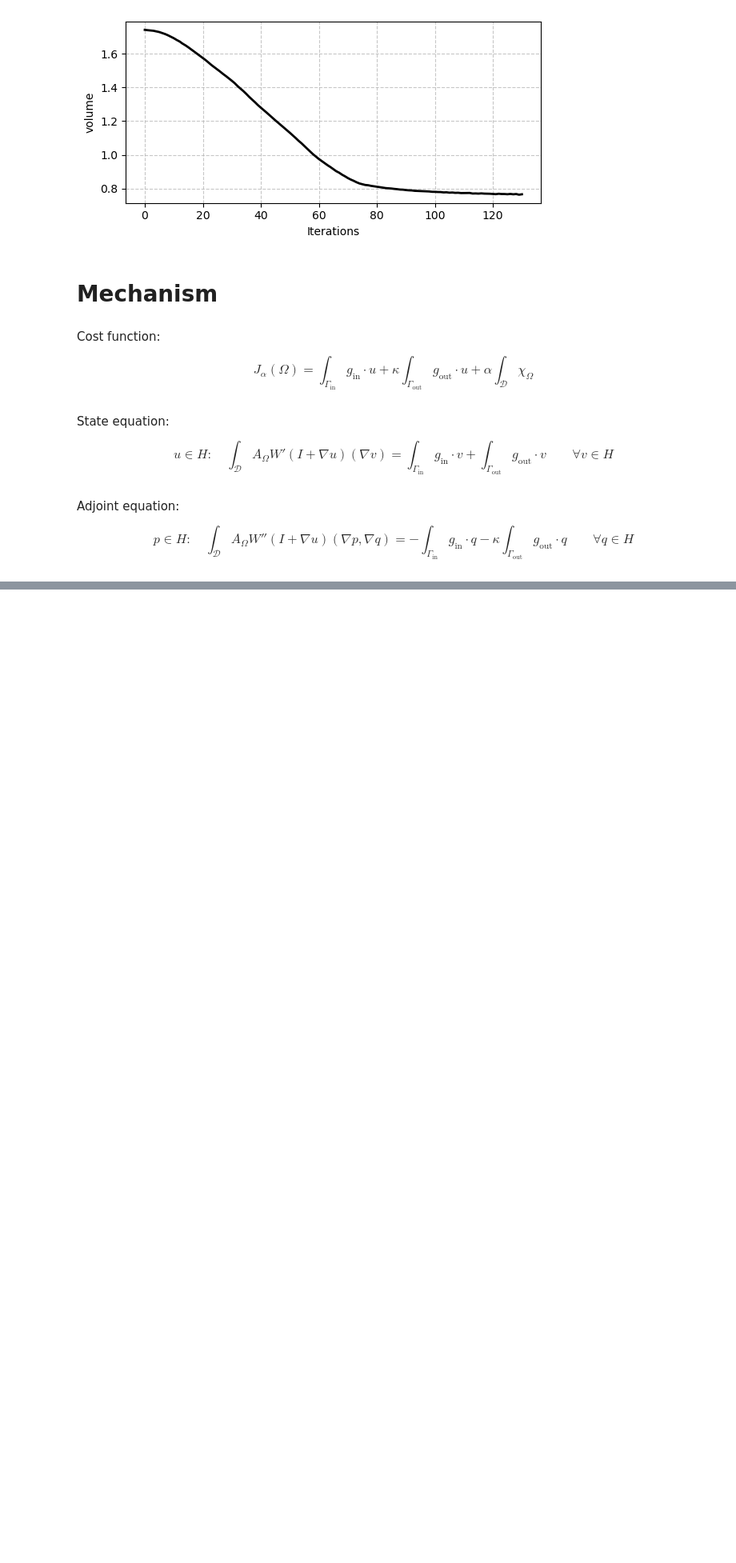
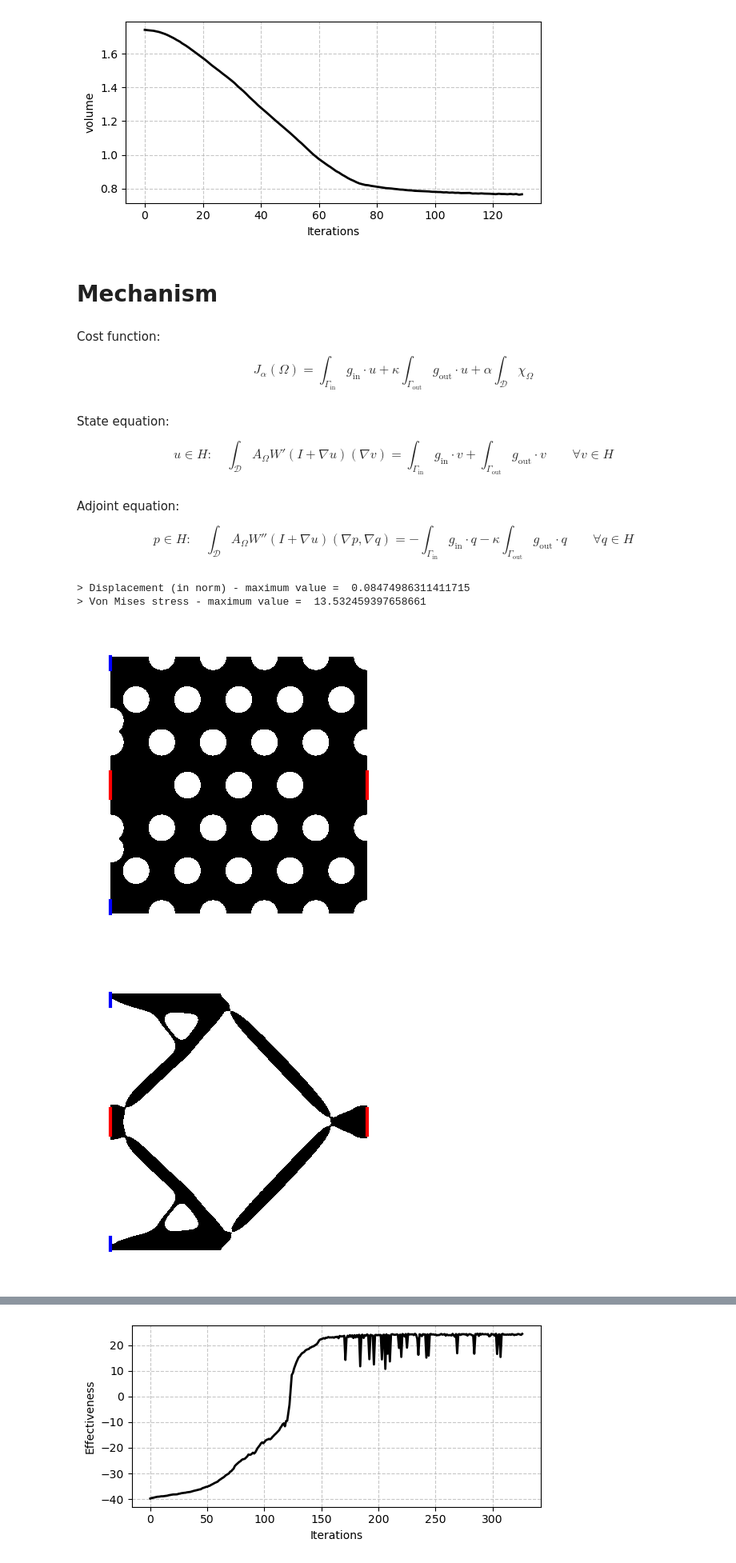
Before and after one commit to PhiFEM/phiFEM_FormOpt, a Jupyter notebook: code/Elasticity.ipynb, the cells around one changed output, grey strips where cells are left out. Shown at 80% size. Drawn from its saved outputs; the diff is of its cells as text; code cells hidden in the pictures; blank space fills up the shorter version.

```diff
--- a/code/Elasticity.ipynb
+++ b/code/Elasticity.ipynb
@@ -308,20 +308,25 @@ neuR = np.array(vertices[(neuR_idx[0] - 1) : (neuR_idx[-1] + 1)])
 boundaries = [(dirB, "blue"), (dirT, "blue"), (neuL, "red"), (neuR, "red")]
 max_dp = 0.2
 max_vm = 15.0
-limits = [[0, 1], [0, 1]]
+limits = [[-0.1, 1.1], [-0.1, 1.1]]
 # %%
-# test_path = Path("../results/t104/")
-# data = np.load(test_path / "data.npz")
-# cost_values = data["cost"]
-# volume_values = data["Volume"]
-# InDisp = data["InDisp"]
-# OutDisp = data["OutDisp"]
-# ee = -100.0*OutDisp/InDisp
-# niter = 238 # cost_values.shape[0] - 1
+test_path = Path("../results/t104/")
+data = np.load(test_path / "data.npz")
+cost_values = data["cost"]
+volume_values = data["Volume"]
+InDisp = data["InDisp"]
+OutDisp = data["OutDisp"]
+ee = -100.0*OutDisp/InDisp
+niter = 326 # cost_values.shape[0] - 1
 
-# plot_lv(test_path, 0, limits, displacement=False, figsize=(5, 5), boundaries=boundaries, lw=3)
-# plot_lv(test_path, niter, limits, displacement=False, figsize=(5, 5), boundaries=boundaries, lw=3)
-# plot_dp(test_path, niter, limits, max_dp, figsize=(5, 5),boundaries=boundaries)
-# plot_vm(test_path, niter, limits, max_vm, figsize=(5, 5))
-# plot2(ee[:(niter+1)], "Effectiveness", (6, 3))
-# plot2(cost_values[:(niter+1)], "Cost", (6, 3))
+plot_lv(test_path, 0, limits, displacement=False, figsize=(5, 5), boundaries=boundaries, lw=3)
+plot_lv(test_path, niter, limits, displacement=False, figsize=(5, 5), boundaries=boundaries, lw=3)
+plot_dp(test_path, niter, limits, max_dp, figsize=(5, 5),boundaries=boundaries)
+plot_vm(test_path, niter, limits, max_vm, figsize=(5, 5))
+plot2(ee[:(niter+1)], "Effectiveness", (6, 3))
+plot2(cost_values[:(niter+1)], "Cost", (6, 3))
+# %% [output]
+> Displacement (in norm) - maximum value =  0.08474986311411715
+> Von Mises stress - maximum value =  13.532459397658661
+[figure, added]
+[figure, added]
@@ -327,0 +335 @@ limits = [[0, 1], [0, 1]]
+[figure, added]
```
Also changed, not shown: parts of 3 cells of this notebook, 1 other file.
